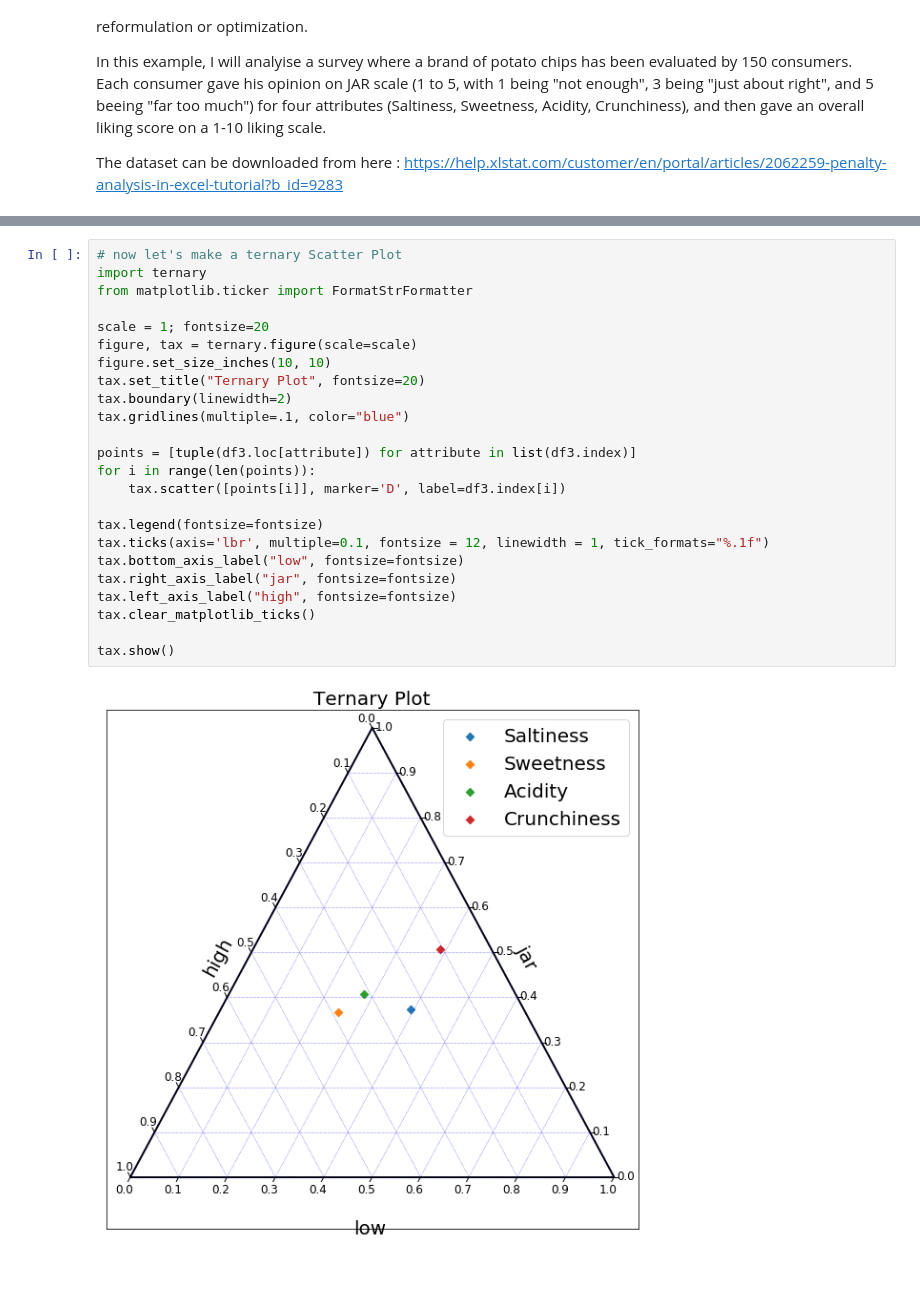
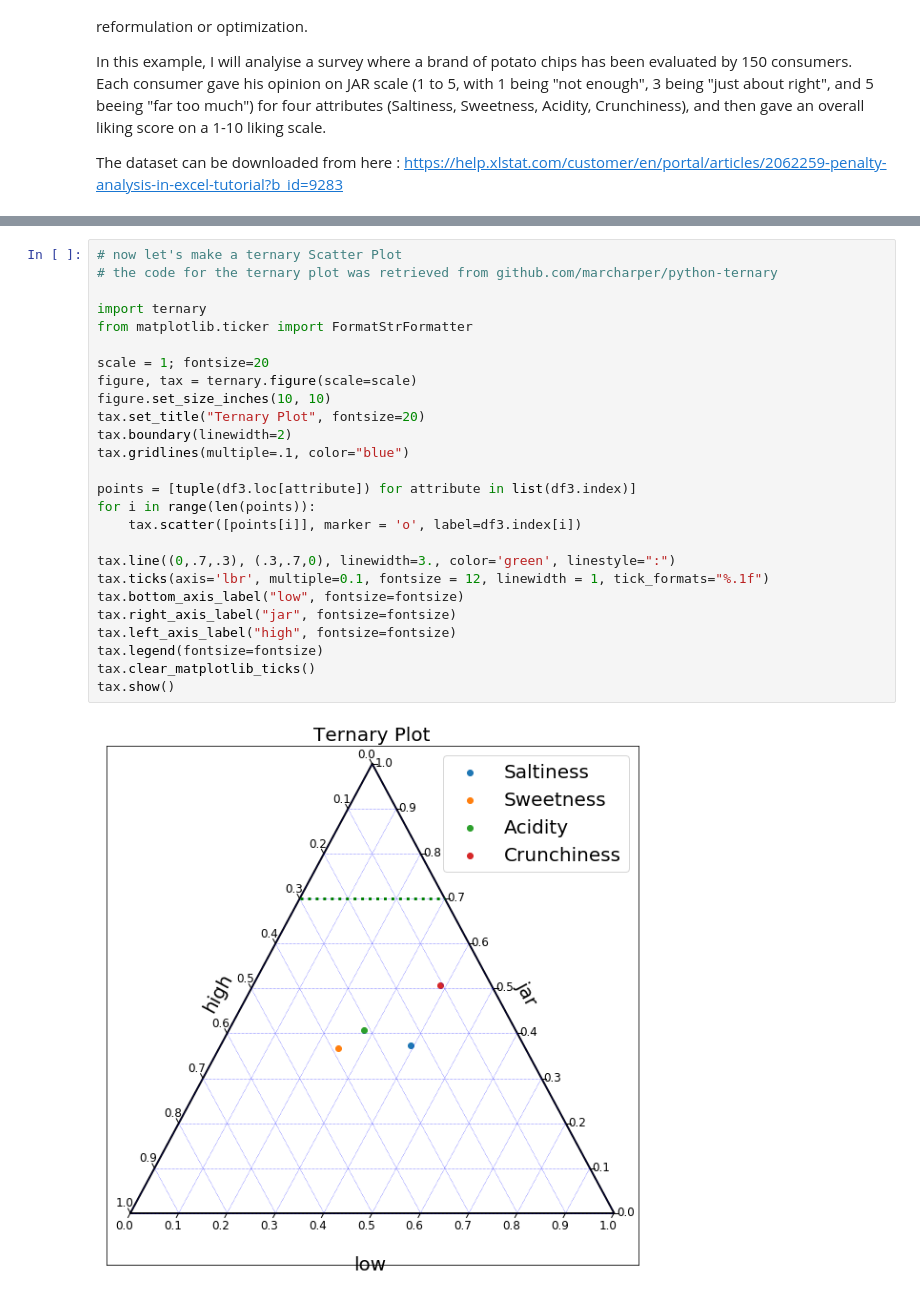
Before and after one commit to aleva85/Projects, a Jupyter notebook: SensoryDataScience_JAR-scales/JAR_analysis.ipynb, the cells around one changed output, grey strips where cells are left out. Cells and saved outputs as stored; diff of their text form.

```diff
--- a/SensoryDataScience_JAR-scales/JAR_analysis.ipynb
+++ b/SensoryDataScience_JAR-scales/JAR_analysis.ipynb
@@ -111,30 +118,32 @@ Crunchiness  0.386667  0.506667  0.106667
 [figure]
 # %%
 # now let's make a ternary Scatter Plot
+# the code for the ternary plot was retrieved from github.com/marcharper/python-ternary
+
 import ternary
 from matplotlib.ticker import FormatStrFormatter
 
 scale = 1; fontsize=20
 figure, tax = ternary.figure(scale=scale)
 figure.set_size_inches(10, 10)
 tax.set_title("Ternary Plot", fontsize=20)
 tax.boundary(linewidth=2)
 tax.gridlines(multiple=.1, color="blue")
 
 points = [tuple(df3.loc[attribute]) for attribute in list(df3.index)]
 for i in range(len(points)):
-    tax.scatter([points[i]], marker='D', label=df3.index[i])
+    tax.scatter([points[i]], marker = 'o', label=df3.index[i])
 
-tax.legend(fontsize=fontsize)
+tax.line((0,.7,.3), (.3,.7,0), linewidth=3., color='green', linestyle=":")
 tax.ticks(axis='lbr', multiple=0.1, fontsize = 12, linewidth = 1, tick_formats="%.1f")
 tax.bottom_axis_label("low", fontsize=fontsize)
 tax.right_axis_label("jar", fontsize=fontsize)
 tax.left_axis_label("high", fontsize=fontsize)
+tax.legend(fontsize=fontsize)
 tax.clear_matplotlib_ticks()
-
 tax.show()
 # %% [output]
-[figure, old version]
+[figure, new version]
 # %% [markdown]
 # Penalty Analysis
 Analysis of jar provides a first indication of improvements opportunities for a product.
```
Also changed, not shown: parts of 11 cells of this notebook.
